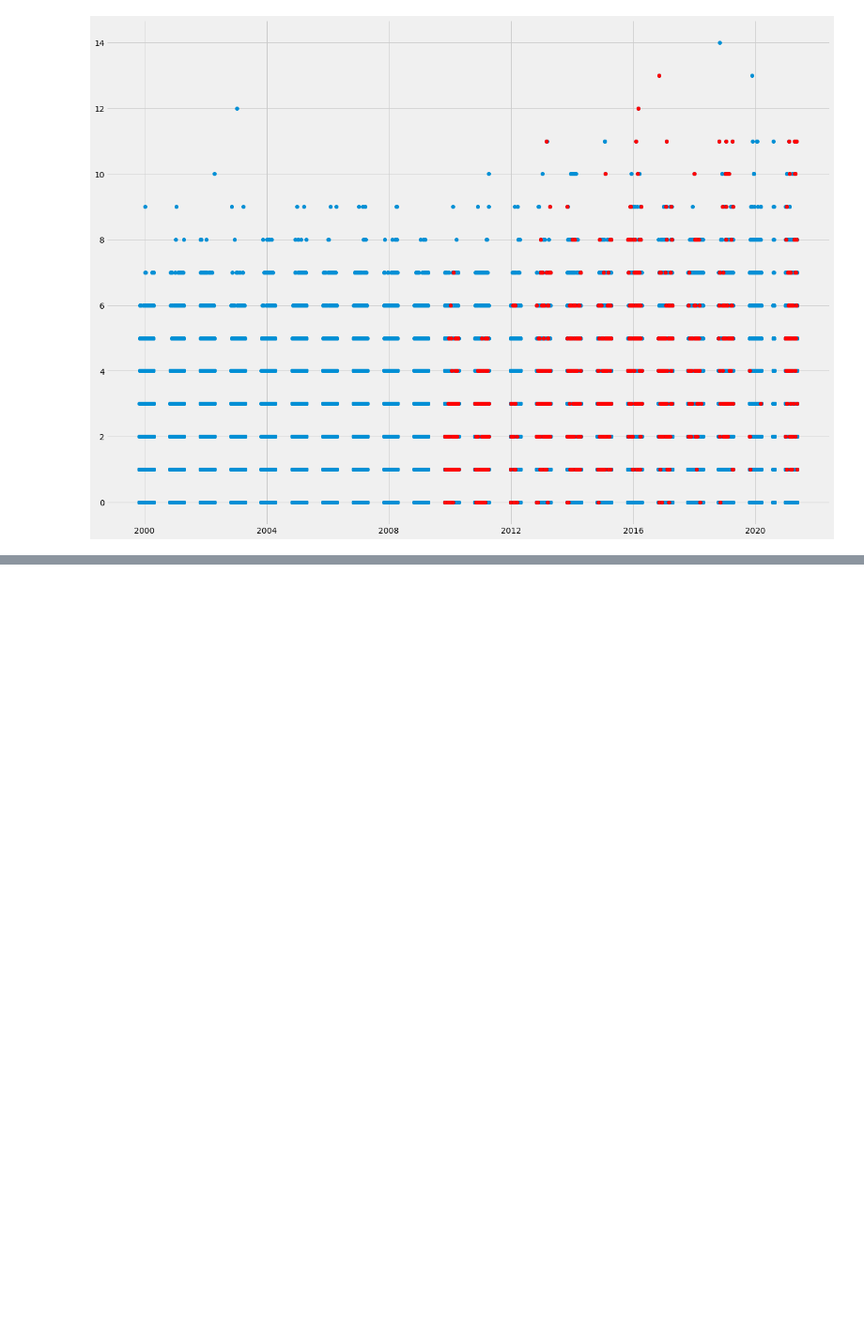
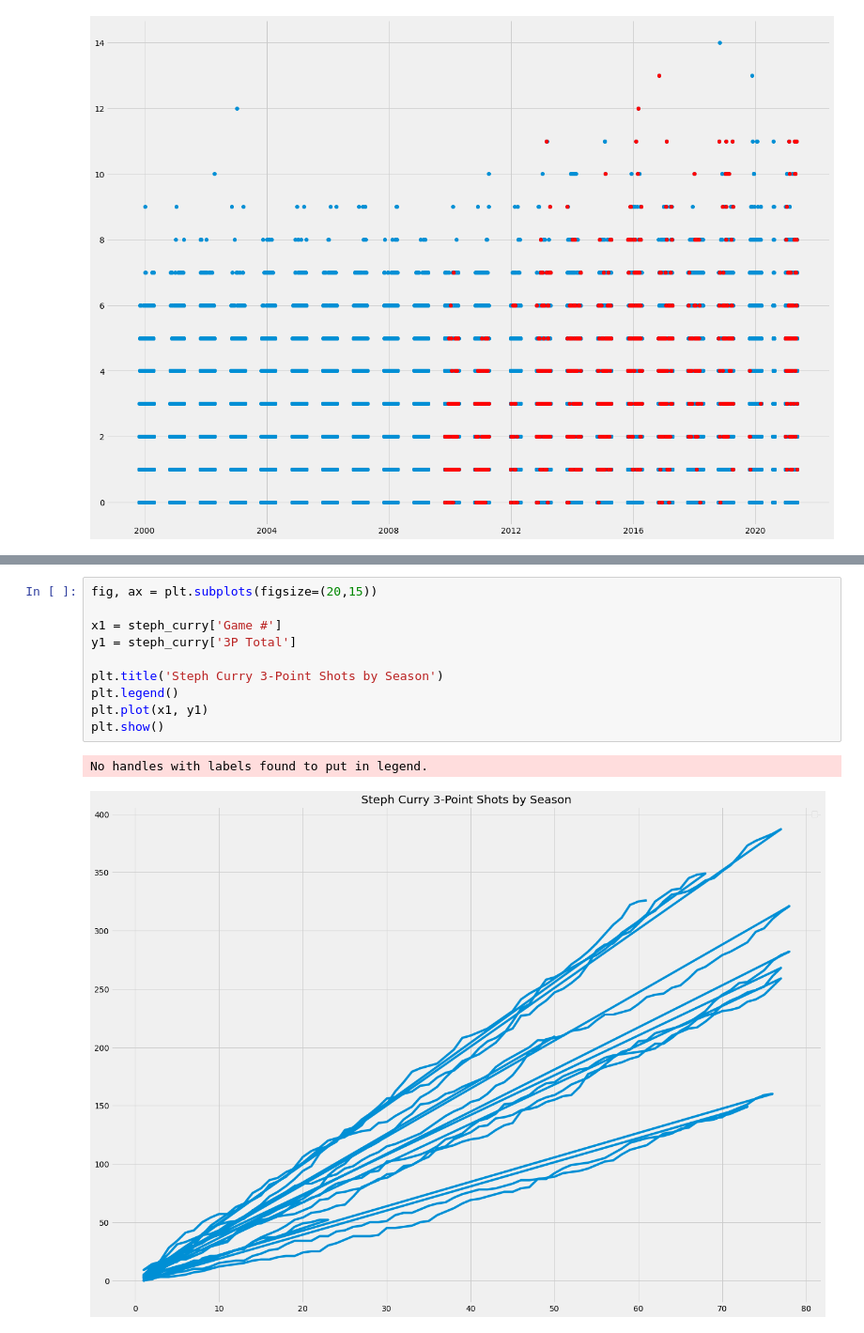
Before and after one commit to bme3412/Python, a Jupyter notebook: Projects/Basketball_reference/steph.ipynb, the cells around one changed output, grey strips where cells are left out. Shown at 94% size. Saved outputs shown, nothing was run; the diff lists cells and outputs as text; blank space fills up the shorter version.

```diff
--- a/Projects/Basketball_reference/steph.ipynb
+++ b/Projects/Basketball_reference/steph.ipynb
@@ -103,0 +201,13 @@ plt.show()
+# %%
+fig, ax = plt.subplots(figsize=(20,15))
+
+x1 = steph_curry['Game #']
+y1 = steph_curry['3P Total']
+
+plt.title('Steph Curry 3-Point Shots by Season')
+plt.legend()
+plt.plot(x1, y1)
+plt.show()
+# %% [output]
+No handles with labels found to put in legend.
+[figure, added]
```
Also changed, not shown: parts of 9 cells of this notebook.
